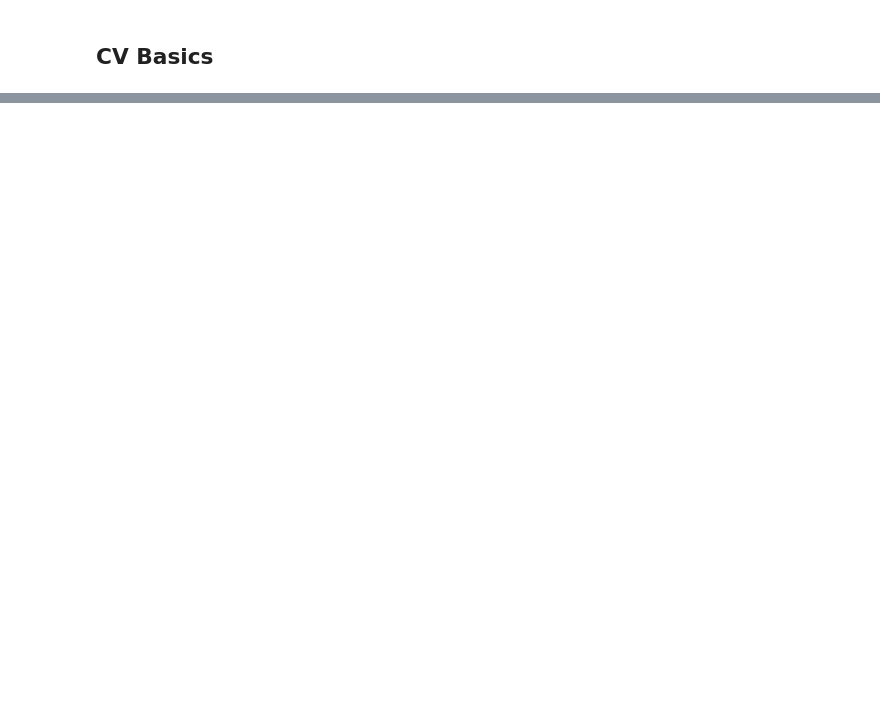
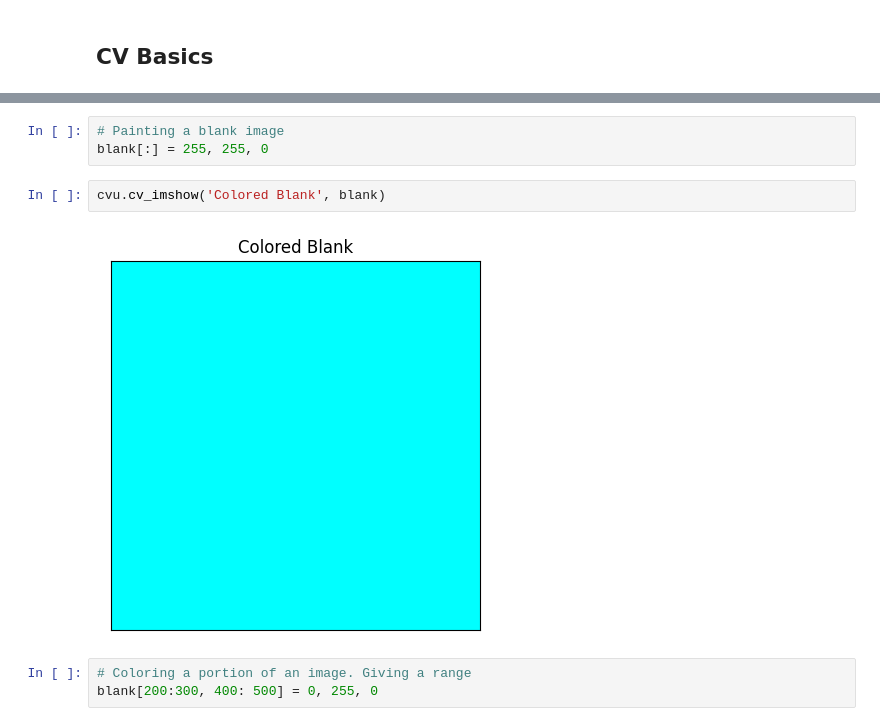
Before and after one commit to Xzirva/computer-vison, a Jupyter notebook: notebooks/cv_basics.ipynb, the cells around one changed output, grey strips where cells are left out. Cells and saved outputs as stored; diff of their text form; blank space fills up the shorter version.

```diff
--- a/notebooks/cv_basics.ipynb
+++ b/notebooks/cv_basics.ipynb
@@ -17,0 +65,10 @@ cvu.cv_imshow(img, 'Cat')
+# %%
+# Painting a blank image
+blank[:] = 255, 255, 0
+# %%
+cvu.cv_imshow('Colored Blank', blank)
+# %% [output]
+[figure, added]
+# %%
+# Coloring a portion of an image. Giving a range
+blank[200:300, 400: 500] = 0, 255, 0
```
Also changed, not shown: parts of 54 cells of this notebook, 1 other file.
